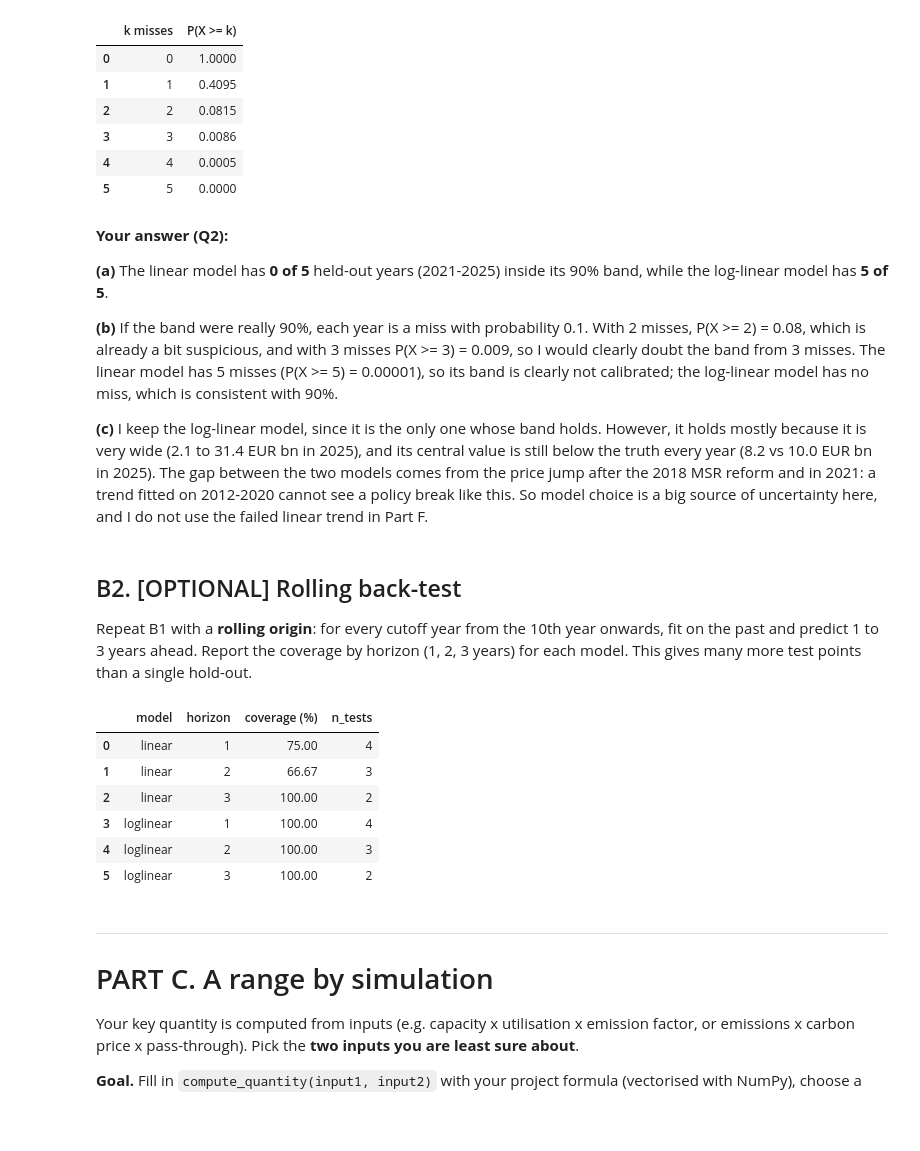
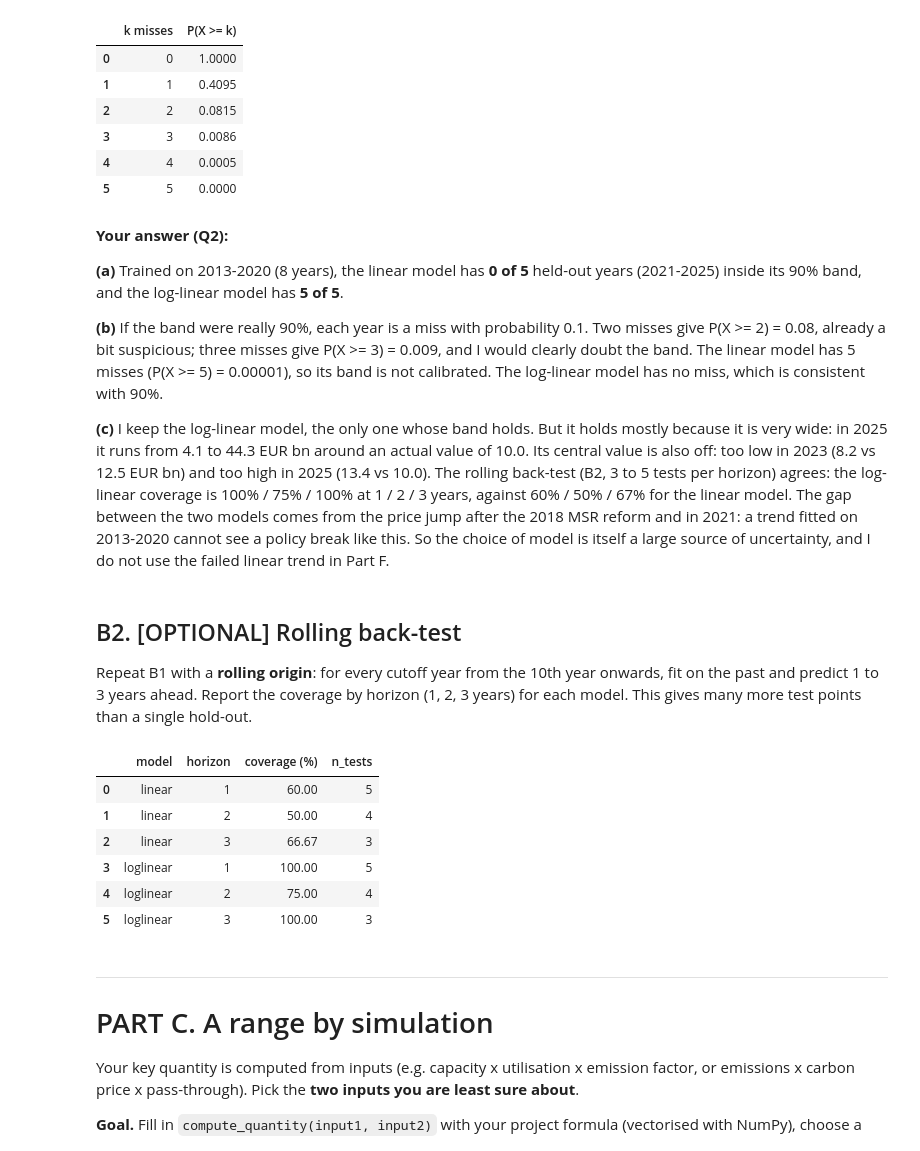
Before and after one commit to Coachbet/aidams-lab5-moulet-labergere-magret_delord-bettelli, a Jupyter notebook: labs/lab5.ipynb, the cells around one changed output. Drawn from its saved outputs; the diff is of its cells as text; code cells hidden in the pictures; blank space fills up the shorter version.

```diff
--- a/labs/lab5.ipynb
+++ b/labs/lab5.ipynb
@@ -75,18 +93,24 @@ else:
     }).dropna()
     price = daily[daily["year"] <= 2025].groupby("year")["price"].mean()   # 2026 is not complete yet
 
-    # EU ETS verified emissions by sector (EEA, EU Transaction Log), MtCO2
+    # EU ETS verified emissions by sector (EEA, EU Transaction Log), MtCO2, kept separate per sector
     ets = pd.read_csv("data/eu-ets-sector-emissions.csv")
     ets = ets[ets["sector"].isin(["10 Aviation", "29 Production of cement clinker"])]
-    emissions = ets.groupby("year")["emissions_mt"].sum(min_count=2)    # both sectors (aviation only from 2012)
+    em = (ets.pivot(index="year", columns="sector", values="emissions_mt")
+             .rename(columns={"10 Aviation": "aviation_mt", "29 Production of cement clinker": "cement_mt"}))
 
-    inputs = pd.concat({"emissions_mt": emissions, "price_eur": price}, axis=1).dropna()
+    # We start in 2013. The 2012 aviation figure (84 Mt, against 53 Mt in 2013) most likely reflects a
+    # different scope (the ETS was limited to intra-EEA flights from 2013): to be checked at the source.
+    em = em[em.index >= 2013].dropna()
+    em["emissions_mt"] = em["aviation_mt"] + em["cement_mt"]
+
+    inputs = pd.concat([em, price.rename("price_eur")], axis=1).dropna()
     inputs.index = inputs.index.astype(int)
     series = pd.DataFrame({
         "year": inputs.index,
         "value": (inputs["emissions_mt"] * inputs["price_eur"] / 1000).to_numpy(),  # Mt x EUR/t = EUR m -> EUR bn
     })
-    NAME, UNIT = "EU ETS carbon cost, aviation + cement", "EUR bn"
+    NAME, UNIT = "EU ETS gross carbon cost, aviation + cement", "EUR bn"
 series.tail()
 # %% [output]
 |  | year | value |
@@ -211,43 +235,46 @@ loglinear    5
 # %% [markdown]
 **Your answer (Q2):**
 
-**(a)** The linear model has **0 of 5** held-out years (2021-2025) inside its 90% band, while the log-linear model has **5 of 5**.
+**(a)** Trained on 2013-2020 (8 years), the linear model has **0 of 5** held-out years (2021-2025) inside its 90% band, and the log-linear model has **5 of 5**.
 
-**(b)** If the band were really 90%, each year is a miss with probability 0.1. With 2 misses, P(X >= 2) = 0.08, which is already a bit suspicious, and with 3 misses P(X >= 3) = 0.009, so I would clearly doubt the band from 3 misses. The linear model has 5 misses (P(X >= 5) = 0.00001), so its band is clearly not calibrated; the log-linear model has no miss, which is consistent with 90%.
+**(b)** If the band were really 90%, each year is a miss with probability 0.1. Two misses give P(X >= 2) = 0.08, already a bit suspicious; three misses give P(X >= 3) = 0.009, and I would clearly doubt the band. The linear model has 5 misses (P(X >= 5) = 0.00001), so its band is not calibrated. The log-linear model has no miss, which is consistent with 90%.
 
-**(c)** I keep the log-linear model, since it is the only one whose band holds. However, it holds mostly because it is very wide (2.1 to 31.4 EUR bn in 2025), and its central value is still below the truth every year (8.2 vs 10.0 EUR bn in 2025). The gap between the two models comes from the price jump after the 2018 MSR reform and in 2021: a trend fitted on 2012-2020 cannot see a policy break like this. So model choice is a big source of uncertainty here, and I do not use the failed linear trend in Part F.
+**(c)** I keep the log-linear model, the only one whose band holds. But it holds mostly because it is very wide: in 2025 it runs from 4.1 to 44.3 EUR bn around an actual value of 10.0. Its central value is also off: too low in 2023 (8.2 vs 12.5 EUR bn) and too high in 2025 (13.4 vs 10.0). The rolling back-test (B2, 3 to 5 tests per horizon) agrees: the log-linear coverage is 100% / 75% / 100% at 1 / 2 / 3 years, against 60% / 50% / 67% for the linear model. The gap between the two models comes from the price jump after the 2018 MSR reform and in 2021: a trend fitted on 2013-2020 cannot see a policy break like this. So the choice of model is itself a large source of uncertainty, and I do not use the failed linear trend in Part F.
 # %% [markdown]
 ## B2. [OPTIONAL] Rolling back-test
 
 Repeat B1 with a **rolling origin**: for every cutoff year from the 10th year onwards, fit on the past and predict 1 to 3 years ahead. Report the coverage by horizon (1, 2, 3 years) for each model. This gives many more test points than a single hold-out.
 # %%
-# Rolling origin: train on the first `end` years (at least 10), predict 1 to 3 years ahead
+# Rolling origin: train on the first `end` years, predict 1 to 3 years ahead.
+# The lab suggests starting at the 10th year; with 13 years of data (2013-2025) that leaves only 1-3 tests per
+# horizon, so we start at 8 years of training data (2013-2020) to get 3-5 tests per horizon.
+MIN_TRAIN = 8
 rows = []
-for end in range(10, len(series)):
+for end in range(MIN_TRAIN, len(series)):
     tr = series.iloc[:end]
     h_max = min(3, len(series) - end)               # only horizons for which the truth is known
     for m in ["linear", "loglinear"]:
         pred = fit_predict(tr, h_max, m)
         pred["model"] = m
         pred["horizon"] = pred["year"] - tr["year"].iloc[-1]
         rows.append(pred)
 
 rolling = pd.concat(rows, ignore_index=True).merge(
     series.rename(columns={"value": "actual"}), on="year")
 rolling["inside"] = (rolling["actual"] >= rolling["lo"]) & (rolling["actual"] <= rolling["hi"])
 
 coverage = (rolling.groupby(["model", "horizon"])["inside"]
             .agg(coverage="mean", n_tests="count").reset_index())
 coverage["coverage"] = 100 * coverage["coverage"]
 coverage.rename(columns={"coverage": "coverage (%)"})
 # %% [output]
 |  | model | horizon | coverage (%) | n_tests |
-| 0 | linear | 1 | 75.00 | 4 |
-| 1 | linear | 2 | 66.67 | 3 |
-| 2 | linear | 3 | 100.00 | 2 |
-| 3 | loglinear | 1 | 100.00 | 4 |
-| 4 | loglinear | 2 | 100.00 | 3 |
-| 5 | loglinear | 3 | 100.00 | 2 |
+| 0 | linear | 1 | 60.00 | 5 |
+| 1 | linear | 2 | 50.00 | 4 |
+| 2 | linear | 3 | 66.67 | 3 |
+| 3 | loglinear | 1 | 100.00 | 5 |
+| 4 | loglinear | 2 | 75.00 | 4 |
+| 5 | loglinear | 3 | 100.00 | 3 |
 # %% [markdown]
 ---
 # PART C. A range by simulation
```
Also changed, not shown: parts of 14 cells of this notebook, 2 other files.
